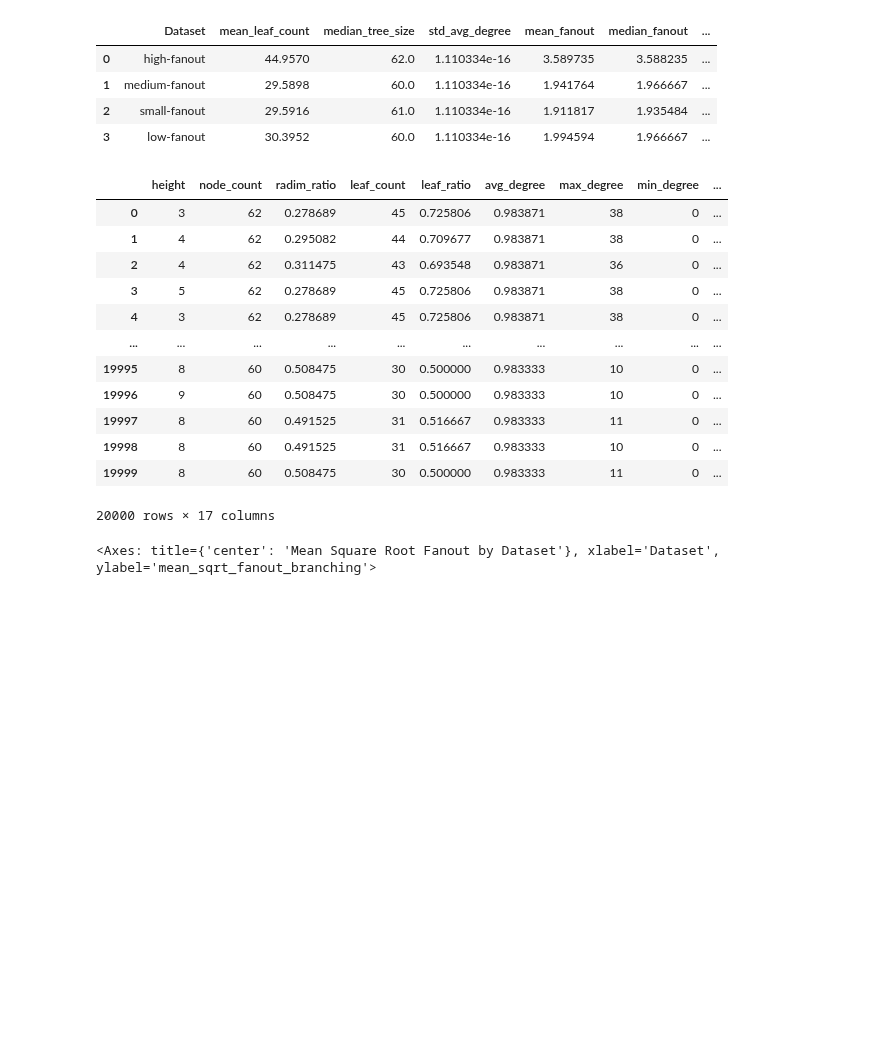
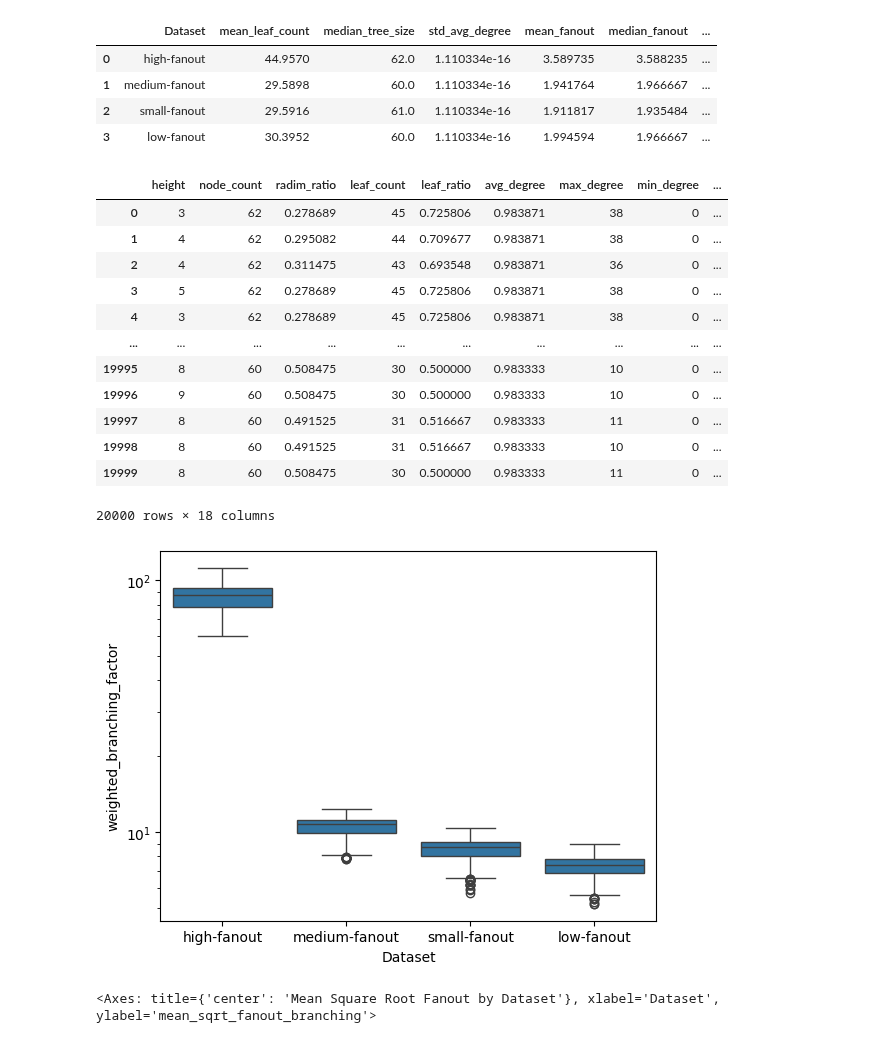
Before and after one commit to LukMRVC/tree-statistics, a Jupyter notebook: gen-precision.ipynb, the cells around one changed output. Drawn from its saved outputs; the diff is of its cells as text; code cells hidden in the pictures; blank space fills up the shorter version.

Commit message:
weighted fanout

```diff
--- a/gen-precision.ipynb
+++ b/gen-precision.ipynb
@@ -338,6 +338,7 @@ def extract_tree_statistics(tree: TreeNode) -> dict:
 
   sqrt_non_leafs_degree_sum = sum(math.sqrt(d) for d in degrees if d > 0)
 
+
   # Calculate derived statistics
   avg_degree = sum(degrees) / len(degrees) if degrees else 0
   max_degree = max(degrees) if degrees else 0
@@ -364,6 +365,7 @@ def extract_tree_statistics(tree: TreeNode) -> dict:
     'min_degree': min_degree,
     'med_degree': np.median(degrees) if degrees else 0,
     'branching_factor': branching_factor,
+    'weighted_branching_factor': sum(d * d for d in degrees if d > 0) / non_leafs_count,
     'sqrt_degree_branching_factor': sqrt_degree_branching_factor,
     'sqrt_branching_factor': sqrt_branching_factor,
     'sqrt_branching': sqrt_branching,
@@ -492,7 +495,12 @@ all_df
 | 19997 | 8 | 60 | 0.491525 | 31 | 0.516667 | 0.983333 | 11 | 0 | ... |
 | 19998 | 8 | 60 | 0.491525 | 31 | 0.516667 | 0.983333 | 10 | 0 | ... |
 | 19999 | 8 | 60 | 0.508475 | 30 | 0.500000 | 0.983333 | 11 | 0 | ... |
-20000 rows × 17 columns
+20000 rows × 18 columns
+# %%
+sns.boxplot(data=all_df, x='Dataset', y='weighted_branching_factor')
+plt.yscale('log')
+# %% [output]
+[figure, added]
 # %%
 plt.title('Mean Square Root Fanout by Dataset')
 sns.barplot(summary_df, x='Dataset', y="mean_sqrt_fanout_branching")
```
Also changed, not shown: parts of 3 cells of this notebook.
